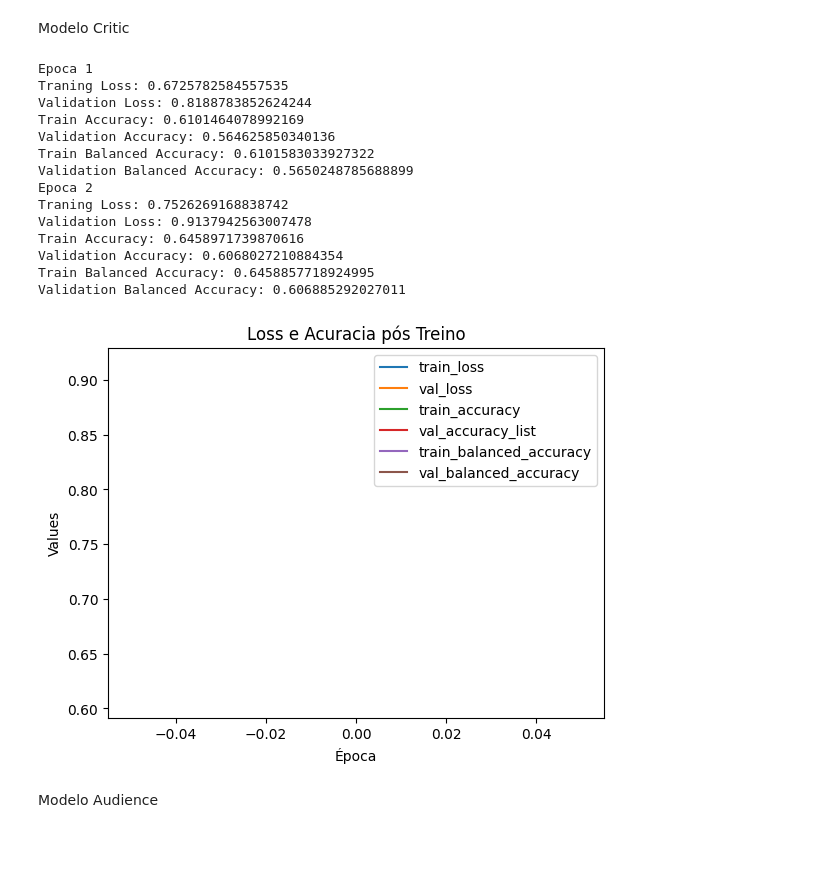
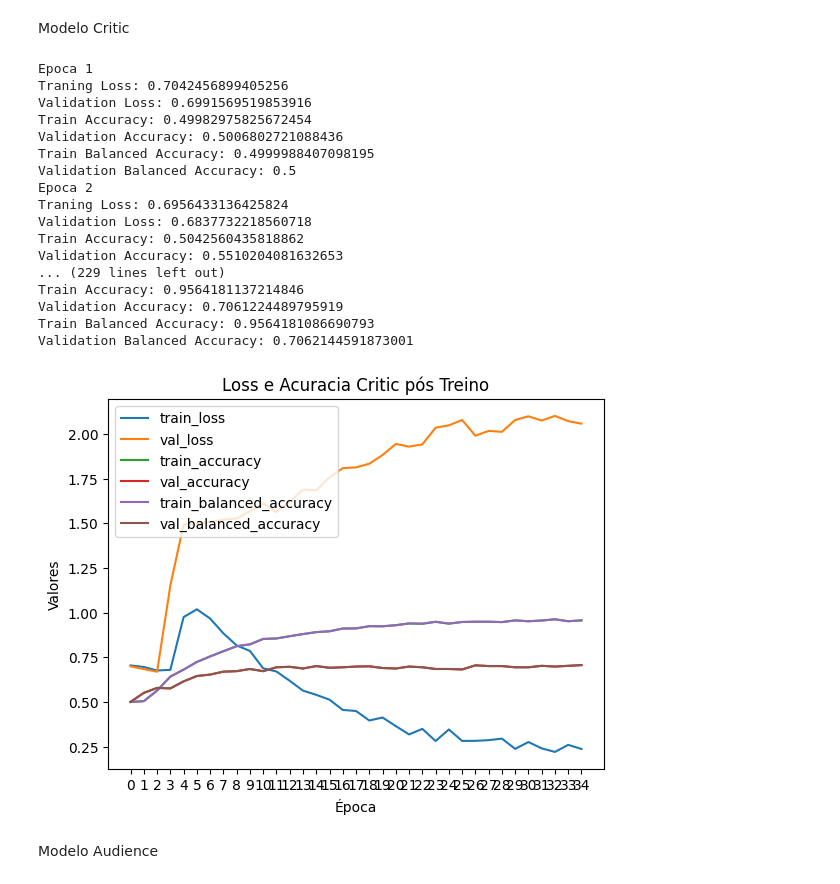
Before and after one commit to wihika/INF0619, a Jupyter notebook: INF0619_Classificacao_de_revisoes_de_filmes.ipynb, the cells around one changed output. Drawn from its saved outputs; the diff is of its cells as text; code cells hidden in the pictures; blank space fills up the shorter version.

```diff
--- a/INF0619_Classificacao_de_revisoes_de_filmes.ipynb
+++ b/INF0619_Classificacao_de_revisoes_de_filmes.ipynb
@@ -133,7 +133,7 @@ Variaveis gerais
 # %%
 IS_TEST = True  # Variavel para deixar as runs menores para testar o codigo mais rapido
 MODEL_NAME = "prajjwal1/bert-tiny"  # Escolha o modelo conforme sua necessidade
-NUM_EPOCHS = 2 # Número de épocas
+NUM_EPOCHS = 35 # Número de épocas
 DEVICE = torch.device('cuda' if torch.cuda.is_available() else 'cpu') # Define como rodar dependendo se houver GPU
 MAX_LEN = 256 # Parametro usado no tokenizer
 # %% [markdown]
@@ -423,19 +423,19 @@ def Test(model, dataloader, device):
 **Função Treino** para treinar o modelo, parametros são modelo, nome do modelo, o dataloader de treino (inputs, attention masks e labels), o dataloader de validação, o otimizador, um scheduler (outro tipo de otimizador), numero de épocas e o device (cpu ou gpu) usados no treino. Retorna o modelo treinado.
 # %%
 def Train(model, model_name, dataloader_train, dataloader_val, optimizer, scheduler, num_epochs, device):
+  train_loss_list = []
+  val_loss_list = []
+  train_accuracy_list = []
+  val_accuracy_list = []
+  train_balanced_accuracy_list = []
+  val_balanced_accuracy_list = []
+
   for epoch in range(1, num_epochs + 1):
       model.train()
 
       loss_total = 0
       all_preds = []
       all_labels = []
-
-      train_loss_list = []
-      val_loss_list = []
-      train_accuracy_list = []
-      val_accuracy_list = []
-      train_balanced_accuracy_list = []
-      val_balanced_accuracy_list = []
 
       for batch in dataloader_train:
           model.zero_grad()
@@ -487,17 +487,10 @@ def Train(model, model_name, dataloader_train, dataloader_val, optimizer, schedu
       val_balanced_accuracy_list.append(val_balanced_accuracy)
       print(f'Validation Balanced Accuracy: {val_balanced_accuracy}')
 
-  data = {'train_loss': train_loss_list, 'val_loss': val_loss_list, 'train_accuracy': train_accuracy_list, 'val_accuracy_list': val_accuracy_list, 'train_balanced_accuracy': train_balanced_accuracy_list, 'val_balanced_accuracy': val_balanced_accuracy_list}
+  data = {'train_loss': train_loss_list, 'val_loss': val_loss_list, 'train_accuracy': train_accuracy_list, 'val_accuracy': val_accuracy_list, 'train_balanced_accuracy': train_balanced_accuracy_list, 'val_balanced_accuracy': val_balanced_accuracy_list}
   df = pandas.DataFrame(data)
 
-  df.plot(kind='line')
-  plot.title('Loss e Acuracia pós Treino')
-  plot.xlabel('Época')
-  plot.ylabel('Values')
-  plot.legend(loc='best')
-  plot.show()
-
-  return model
+  return model, df
 # %% [markdown]
 **Função de Plot da Matriz de Confusão** para analisar o modelo, parametros labels verdade, classes preditas, titulo e lista de possiveis classes. Plota a matriz.
 # %%
@@ -531,23 +524,35 @@ scheduler_critic = get_scheduler(
     num_training_steps=num_training_steps
 )
 
-MODEL_CRITIC = Train(MODEL_CRITIC, 'CRITIC', dataloader_train_critic, dataloader_val_critic, optimizer_critic, scheduler_critic, NUM_EPOCHS, DEVICE)
+MODEL_CRITIC, model_critic_train_results = Train(MODEL_CRITIC, 'CRITIC', dataloader_train_critic, dataloader_val_critic, optimizer_critic, scheduler_critic, NUM_EPOCHS, DEVICE)
 # %% [output]
 Epoca 1
-Traning Loss: 0.6725782584557535
-Validation Loss: 0.8188783852624244
-Train Accuracy: 0.6101464078992169
-Validation Accuracy: 0.564625850340136
-Train Balanced Accuracy: 0.6101583033927322
-Validation Balanced Accuracy: 0.5650248785688899
+Traning Loss: 0.7042456899405256
+Validation Loss: 0.6991569519853916
+Train Accuracy: 0.49982975825672454
+Validation Accuracy: 0.5006802721088436
+Train Balanced Accuracy: 0.4999988407098195
+Validation Balanced Accuracy: 0.5
 Epoca 2
-Traning Loss: 0.7526269168838742
-Validation Loss: 0.9137942563007478
-Train Accuracy: 0.6458971739870616
-Validation Accuracy: 0.6068027210884354
-Train Balanced Accuracy: 0.6458857718924995
-Validation Balanced Accuracy: 0.606885292027011
+Traning Loss: 0.6956433136425824
+Validation Loss: 0.6837732218560718
+Train Accuracy: 0.5042560435818862
+Validation Accuracy: 0.5510204081632653
+... (229 lines left out)
+Train Accuracy: 0.9564181137214846
+Validation Accuracy: 0.7061224489795919
+Train Balanced Accuracy: 0.9564181086690793
+Validation Balanced Accuracy: 0.7062144591873001
-[figure, removed]
+# %%
+model_critic_train_results.plot(kind='line')
+plot.title('Loss e Acuracia Critic pós Treino')
+plot.xticks(range(0, len(model_critic_train_results), 1))
+plot.xlabel('Época')
+plot.ylabel('Valores')
+plot.legend(loc='best')
+plot.show()
+# %% [output]
+[figure, added]
 # %% [markdown]
 Modelo Audience
 # %%
```
Also changed, not shown: parts of 2 cells of this notebook.
